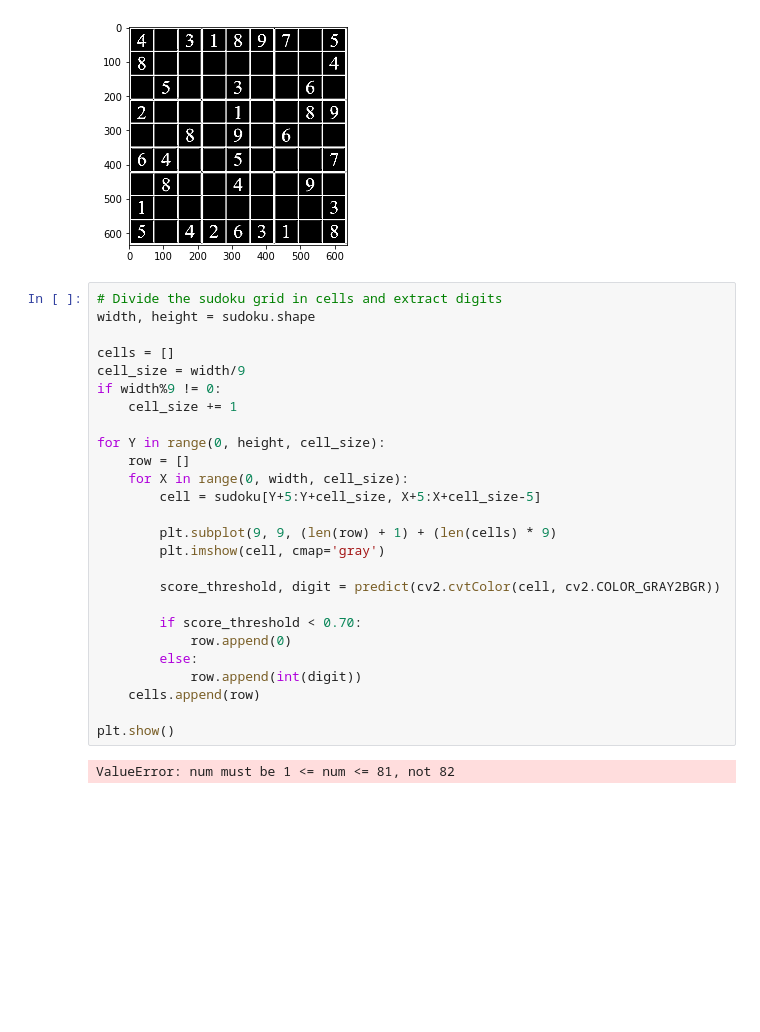
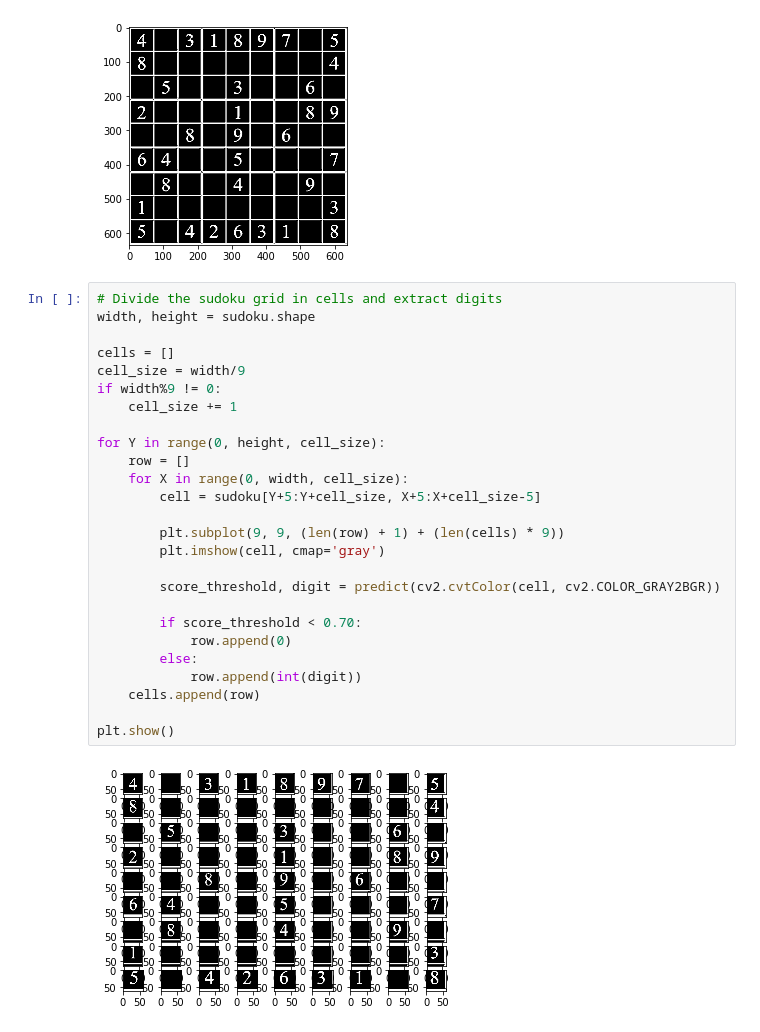
Before and after one commit to mananpal1997/Practical-OpenCV-Guide, a Jupyter notebook: demos/SudokuSolver.ipynb, the cells around one changed output. Saved outputs shown, nothing was run; the diff lists cells and outputs as text; blank space fills up the shorter version.

```diff
--- a/demos/SudokuSolver.ipynb
+++ b/demos/SudokuSolver.ipynb
@@ -134,28 +134,28 @@ plt.show()
 # %%
 # Divide the sudoku grid in cells and extract digits
 width, height = sudoku.shape
 
 cells = []
 cell_size = width/9
 if width%9 != 0:
     cell_size += 1
 
 for Y in range(0, height, cell_size):
     row = []
     for X in range(0, width, cell_size):
         cell = sudoku[Y+5:Y+cell_size, X+5:X+cell_size-5]
 
-        plt.subplot(9, 9, (len(row) + 1) + (len(cells) * 9)
+        plt.subplot(9, 9, (len(row) + 1) + (len(cells) * 9))
         plt.imshow(cell, cmap='gray')
 
         score_threshold, digit = predict(cv2.cvtColor(cell, cv2.COLOR_GRAY2BGR))
 
         if score_threshold < 0.70:
             row.append(0)
         else:
             row.append(int(digit))
     cells.append(row)
 
 plt.show()
 # %% [output]
-ValueError: num must be 1 <= num <= 81, not 82
+[figure, added]
```
Also changed, not shown: parts of 2 cells of this notebook.
